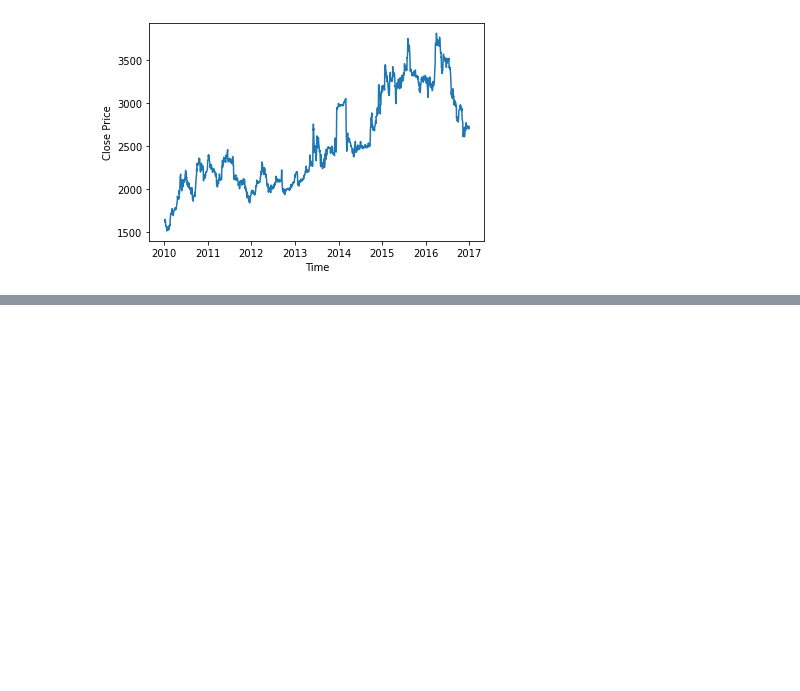
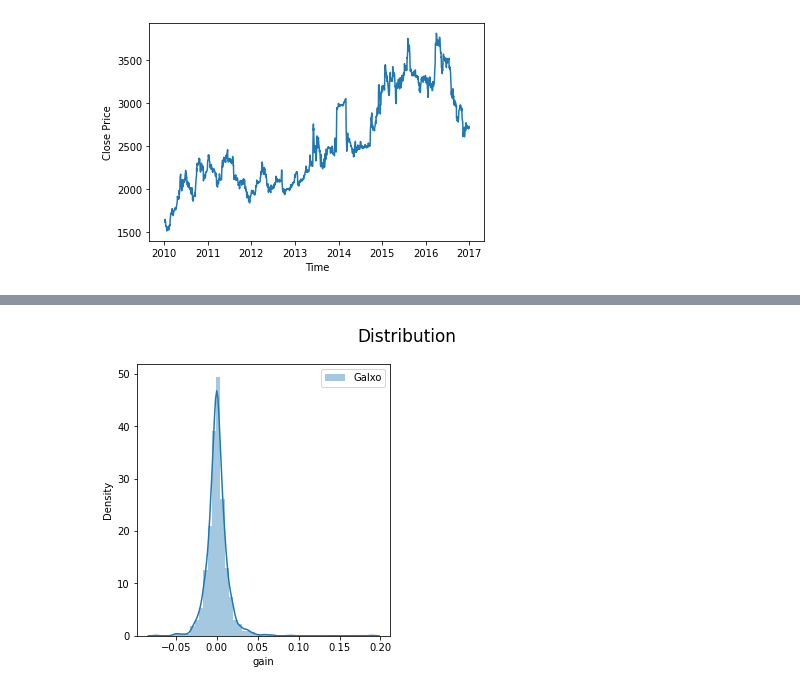
Before and after one commit to pincha673/notes, a Jupyter notebook: Probability.ipynb, the cells around one changed output, grey strips where cells are left out. Saved outputs shown, nothing was run; the diff lists cells and outputs as text; code cells hidden in the pictures; blank space fills up the shorter version.

```diff
--- a/Probability.ipynb
+++ b/Probability.ipynb
@@ -216,0 +264,2 @@ beml_df
+# %%
+glaxo_df = glaxo_df.dropna()  # to drop the 1st column in gain
@@ -216,0 +304,10 @@ beml_df
+# %%
+plt.figure(figsize=(10,5))                   #to get the distribution graph pf Galxo with sub plot 1,2,1 and with subtitle
+plt.subplot(1,2,1)
+plt.suptitle ('Distribution', fontsize = 17)
+sn.distplot (glaxo_df.gain,label='Galxo');
+plt.xlabel('gain')
+plt.ylabel ("Density");
+plt.legend();
+# %% [output]
+[figure, added]
```
Also changed, not shown: parts of 26 cells of this notebook.
